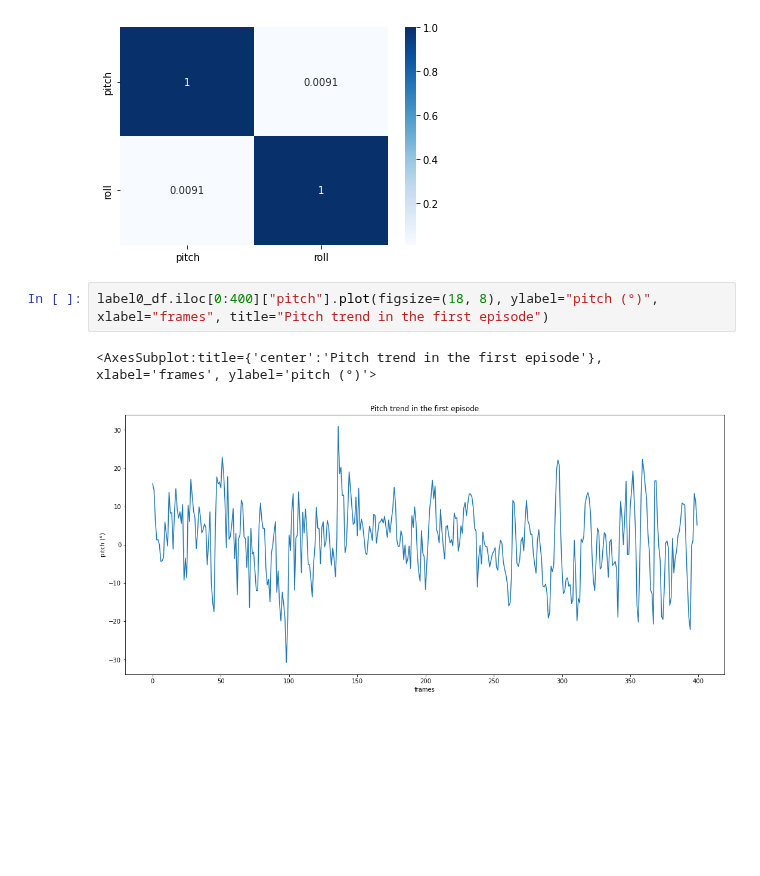
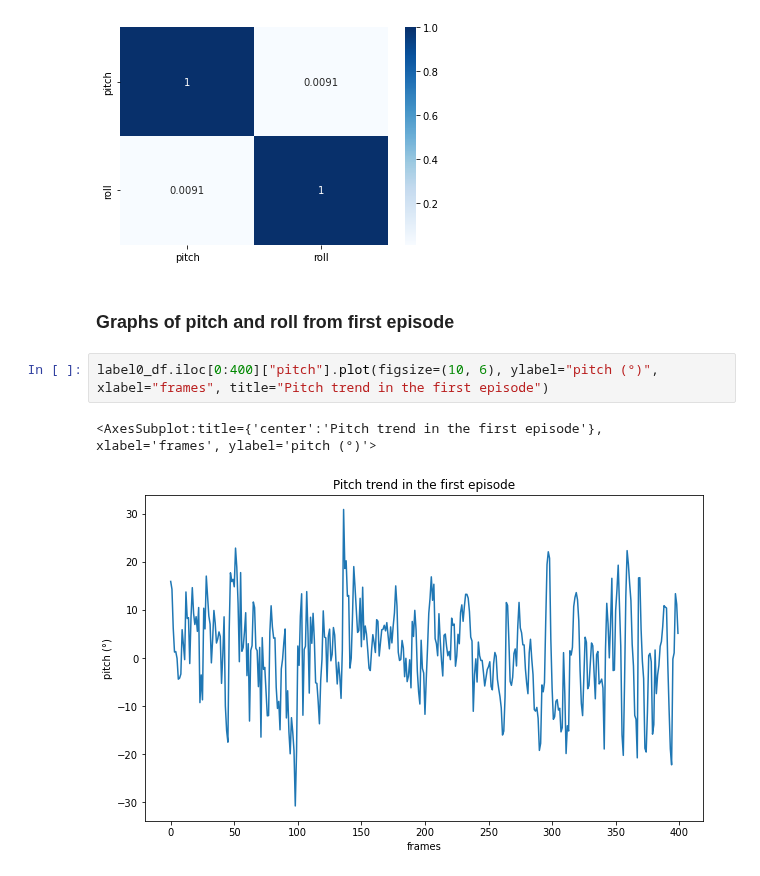
Before and after one commit to lancedw/3D-state-prediction-for-surface-vessels-using-IMU-data-and-images, a Jupyter notebook: code/notebooks/pr_data_analysis.ipynb, the cells around one changed output. Drawn from its saved outputs; the diff is of its cells as text; blank space fills up the shorter version.

```diff
--- a/code/notebooks/pr_data_analysis.ipynb
+++ b/code/notebooks/pr_data_analysis.ipynb
@@ -165,9 +182,11 @@ sns.heatmap(corr, cmap="Blues", annot=True)
 # %% [output]
 <AxesSubplot:>
 [figure]
+# %% [markdown]
+### Graphs of pitch and roll from first episode
 # %%
-label0_df.iloc[0:400]["pitch"].plot(figsize=(18, 8), ylabel="pitch (°)", xlabel="frames", title="Pitch trend in the first episode")
+label0_df.iloc[0:400]["pitch"].plot(figsize=(10, 6), ylabel="pitch (°)", xlabel="frames", title="Pitch trend in the first episode")
 # %% [output]
 <AxesSubplot:title={'center':'Pitch trend in the first episode'}, xlabel='frames', ylabel='pitch (°)'>
-[figure, old version]
+[figure, new version]
 # %%
```
Also changed, not shown: parts of 19 cells of this notebook, 3 other files.
